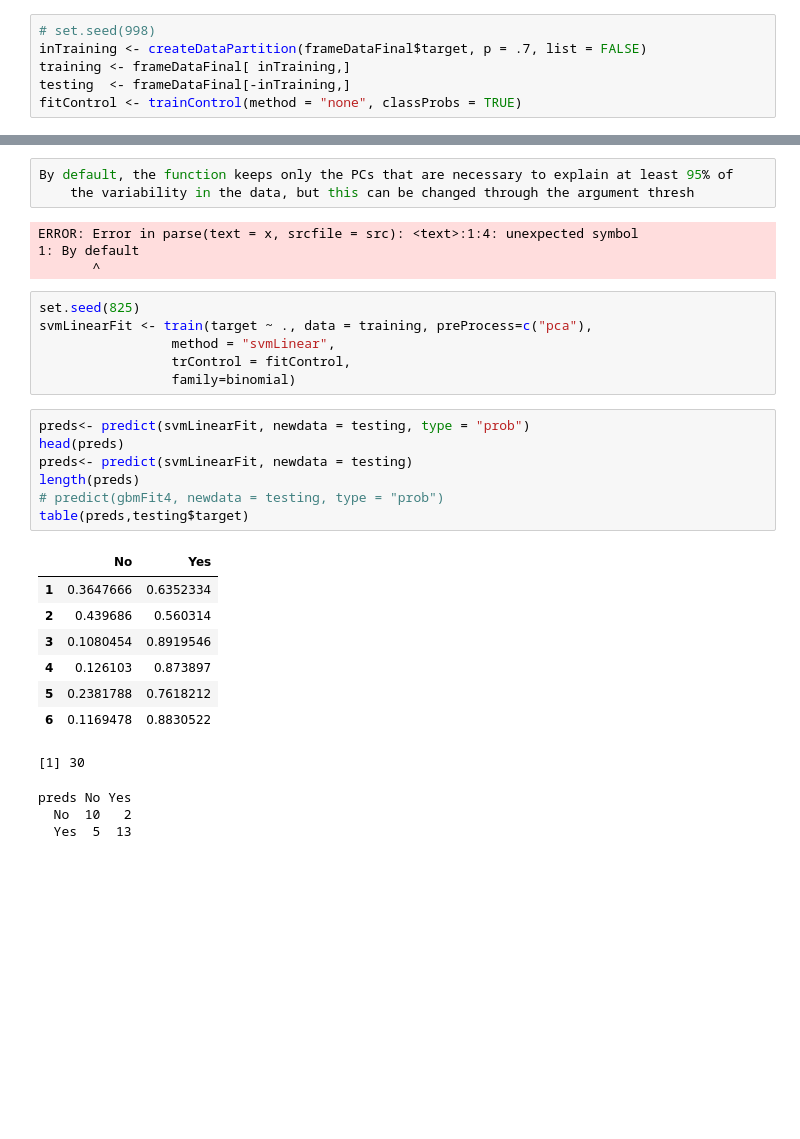
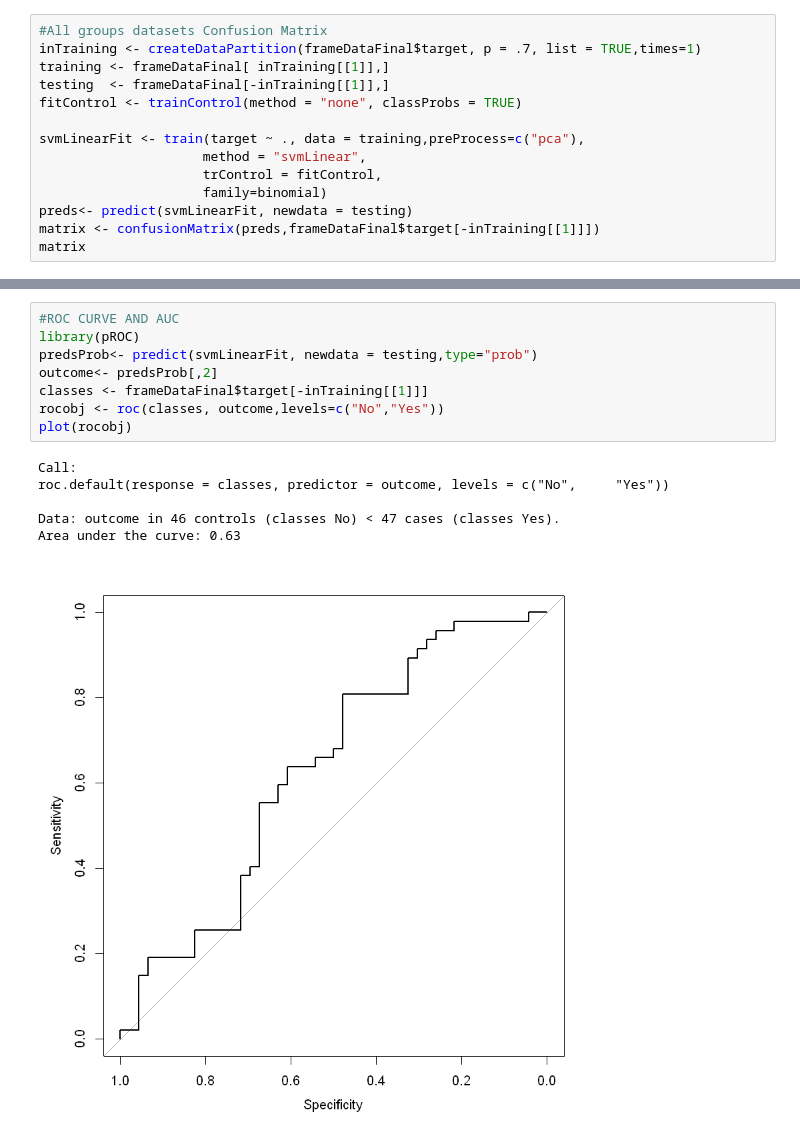
Before and after one commit to alvarojoao/UCIRSS, a Jupyter notebook: No Extractor Only Lags WITH PCA.ipynb, the cells around one changed output, grey strips where cells are left out. Saved outputs shown, nothing was run; the diff lists cells and outputs as text; blank space fills up the shorter version.

```diff
--- a/No Extractor Only Lags WITH PCA.ipynb
+++ b/No Extractor Only Lags WITH PCA.ipynb
@@ -41,6 +249,14 @@ head(frameDataFinal)
 # %%
-# set.seed(998)
-inTraining <- createDataPartition(frameDataFinal$target, p = .7, list = FALSE)
-training <- frameDataFinal[ inTraining,]
-testing  <- frameDataFinal[-inTraining,]
+#All groups datasets Confusion Matrix
+inTraining <- createDataPartition(frameDataFinal$target, p = .7, list = TRUE,times=1)
+training <- frameDataFinal[ inTraining[[1]],]
+testing  <- frameDataFinal[-inTraining[[1]],]
 fitControl <- trainControl(method = "none", classProbs = TRUE)
+
+svmLinearFit <- train(target ~ ., data = training,preProcess=c("pca"),
+                     method = "svmLinear",
+                     trControl = fitControl,
+                     family=binomial)
+preds<- predict(svmLinearFit, newdata = testing)
+matrix <- confusionMatrix(preds,frameDataFinal$target[-inTraining[[1]]])
+matrix
@@ -47,32 +281,15 @@ fitControl <- trainControl(method = "none", classProbs = TRUE)
-# %%
-By default, the function keeps only the PCs that are necessary to explain at least 95% of
-    the variability in the data, but this can be changed through the argument thresh
-# %% [output]
-ERROR: Error in parse(text = x, srcfile = src): <text>:1:4: unexpected symbol
-1: By default
-       ^
-# %%
-set.seed(825)
-svmLinearFit <- train(target ~ ., data = training, preProcess=c("pca"),
-                 method = "svmLinear",
-                 trControl = fitControl,
-                 family=binomial)
-# %%
-preds<- predict(svmLinearFit, newdata = testing, type = "prob")
-head(preds)
-preds<- predict(svmLinearFit, newdata = testing)
-length(preds)
-# predict(gbmFit4, newdata = testing, type = "prob")
-table(preds,testing$target)
-# %% [output]
-|  | No | Yes |
-| 1 | 0.3647666 | 0.6352334 |
-| 2 | 0.439686 | 0.560314 |
-| 3 | 0.1080454 | 0.8919546 |
-| 4 | 0.126103 | 0.873897 |
-| 5 | 0.2381788 | 0.7618212 |
-| 6 | 0.1169478 | 0.8830522 |
-[1] 30
-preds No Yes
-  No  10   2
-  Yes  5  13
+# %%
+#ROC CURVE AND AUC
+library(pROC)
+predsProb<- predict(svmLinearFit, newdata = testing,type="prob")
+outcome<- predsProb[,2]
+classes <- frameDataFinal$target[-inTraining[[1]]]
+rocobj <- roc(classes, outcome,levels=c("No","Yes"))
+plot(rocobj)
+# %% [output]
+Call:
+roc.default(response = classes, predictor = outcome, levels = c("No",     "Yes"))
+
+Data: outcome in 46 controls (classes No) < 47 cases (classes Yes).
+Area under the curve: 0.63
+[figure, added]
```
Also changed, not shown: parts of 10 cells of this notebook, 2 other files.
